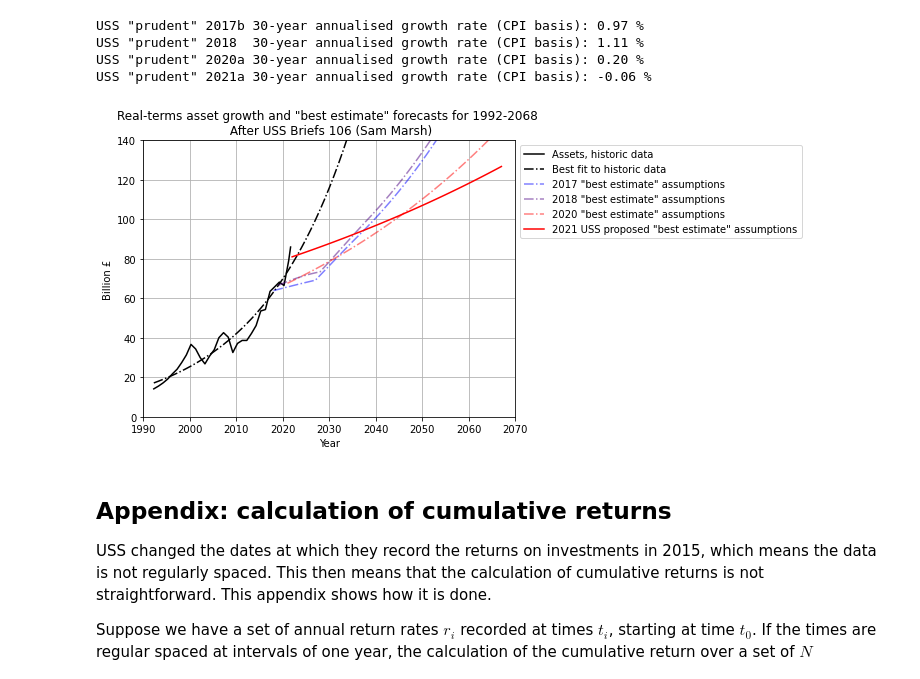
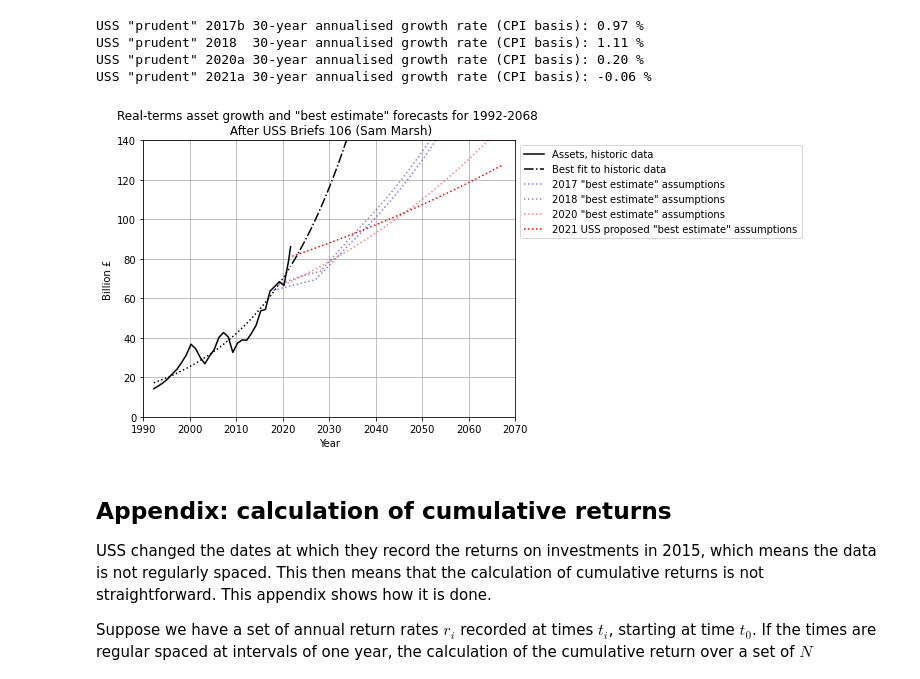
Before and after one commit to SussexUCU/USS, a Jupyter notebook: code/plot_assets.ipynb, the cells around one changed output. Drawn from its saved outputs; the diff is of its cells as text; code cells hidden in the pictures.

```diff
--- a/code/plot_assets.ipynb
+++ b/code/plot_assets.ipynb
@@ -101,7 +101,7 @@ plt.plot(up.assets_inv_ret_cpi_2020[:,0], up.assets_inv_ret_cpi_2020[:,1],
 
 col_list = ['orange', 'g', 'b', 'indigo', 'r', 'r']
 alpha_list = [0.5]*5 + [1]
-ls_list = ['--']*5 + ['-']
+ls_list = ['--']*6
 lab_list = ['{:} "{:}" assumptions']*5 +\
             ['{:} USS proposed "{:}" assumptions']
 
@@ -231,41 +231,41 @@ plt.plot(up.assets_inv_ret_cpi_2020[:,0], up.assets_inv_ret_cpi_2020[:,1],
          label='Assets, historic data')
 
 plt.plot(years_past, assets_best_fit_past,
-         color='k', ls='-.')
+         color='k', ls=':')
 
 plt.plot(years_future, assets_best_fit_future,
          color='k', ls='-.',
          label='Best fit to historic data')
 
 # Dash-dot for best estimates
 db = dp.copy()
 for val in db:
-    db[val]["ls"] = '-.'
-db['2021a']["ls"] = '-'
+    db[val]["ls"] = ':'
+#db['2021a']["ls"] = '-'
 
 for val in proj_assets_best_cpi_2020:
     plt.plot(proj_assets_best_cpi_2020[val][:,0], proj_assets_best_cpi_2020[val][:,1],
              color=db[val]["color"],
              ls=db[val]["ls"],
              alpha=db[val]["alpha"],
              label=db[val]["label"].format(val[0:4], 'best estimate'))
 
 #plt.yscale('log')
 plt.xlim(1990,2070)
 plt.ylim(0,140)
 
 plt.title('Real-terms asset growth and "best estimate" forecasts for 1992-2068 \n After USS Briefs 106 (Sam Marsh)')
 plt.xlabel('Year')
 plt.ylabel('Billion £')
 
 plt.grid()
 plt.legend(bbox_to_anchor=(1.0, 0.0, .1, 1))
 
 plt.tight_layout()
 if save_plots:
     plt.savefig("uss_assets_best_est.pdf")
 # %% [output]
-[figure, old version]
+[figure, new version]
 # %% [markdown]
 ## Appendix: calculation of cumulative returns
 
```
Also changed, not shown: parts of 2 cells of this notebook, 5 other files.
